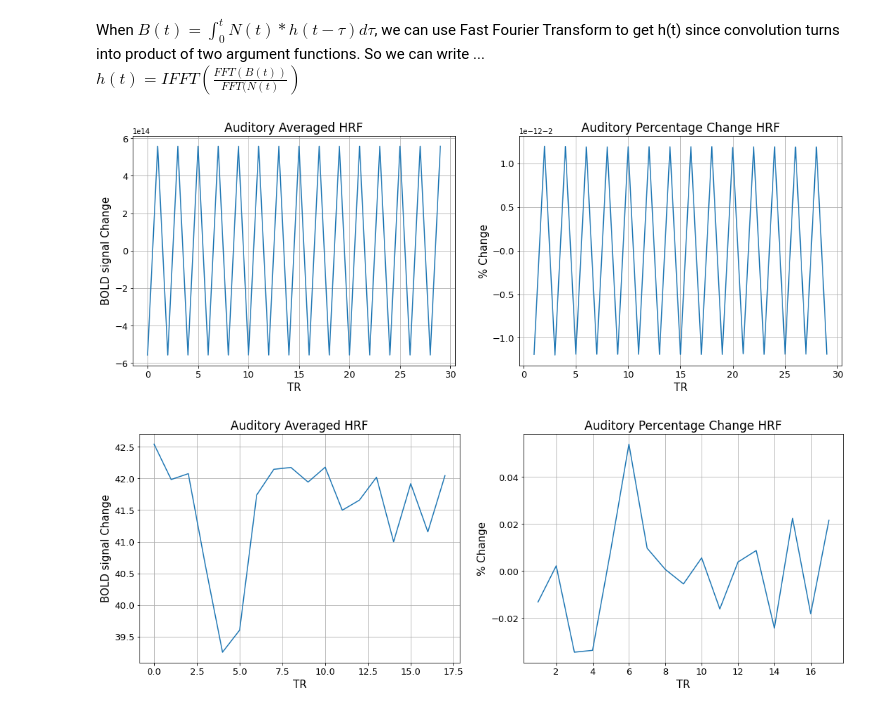
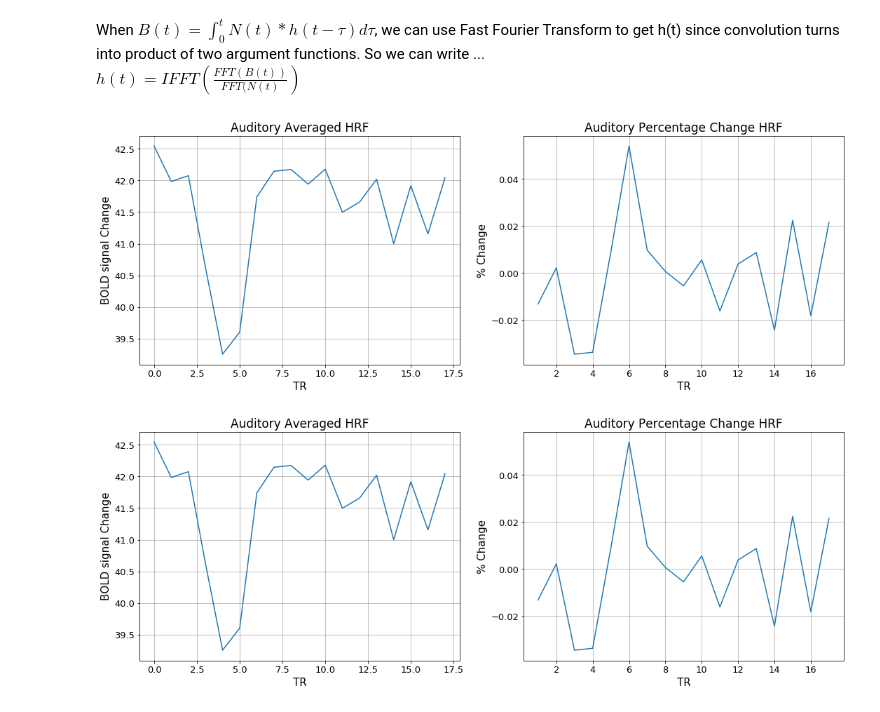
Before and after one commit to 1pha/hrf-estimation, a Jupyter notebook: approaches.ipynb, the cells around one changed output. Saved outputs shown, nothing was run; the diff lists cells and outputs as text; code cells hidden in the pictures.

```diff
--- a/approaches.ipynb
+++ b/approaches.ipynb
@@ -155,9 +155,9 @@ def deconvolution(bold, boxcar=None):
 n = np.array(
     [0, 0] + [1] * 16)
 # %%
-plot(deconvolution(ad_roi_total).real, 'Auditory', 'HRF')
+plot(deconvolution(ad_roi_total[task_related_tmask], boxcar=n).real, 'Auditory', 'HRF')
 # %% [output]
-[figure, old version]
+[figure, new version]
 # %%
 plot(deconvolution(ad_roi_total[task_related_tmask], boxcar=n).real, 'Auditory', 'HRF')
 # %% [output]
```
Also changed, not shown: parts of 2 cells of this notebook.
